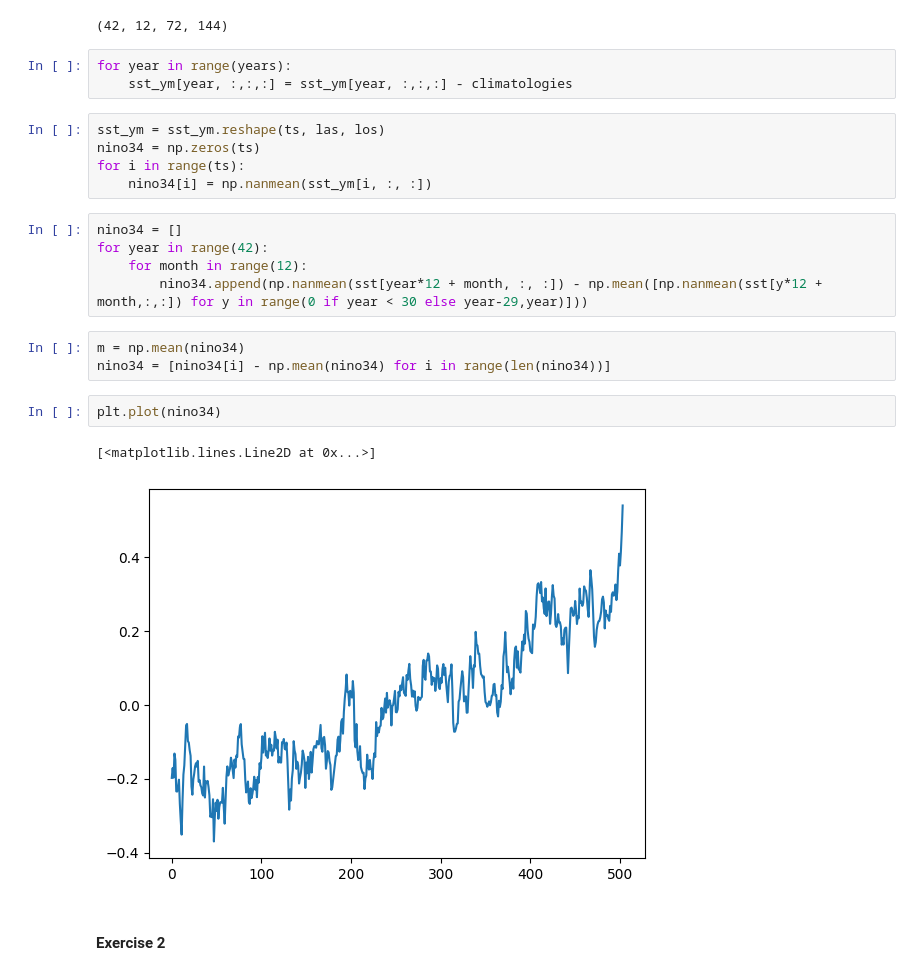
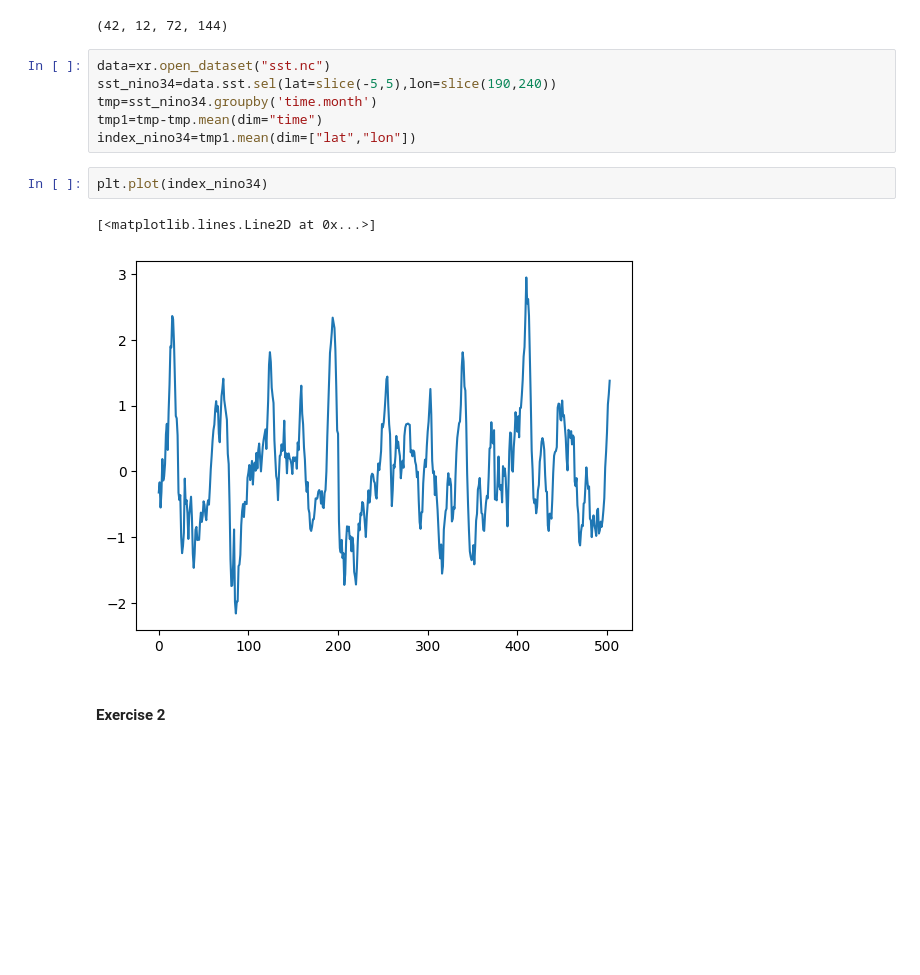
Before and after one commit to Minhsuperfragile/data_visualization_labwork, a Jupyter notebook: homework5.ipynb, the cells around one changed output. Drawn from its saved outputs; the diff is of its cells as text; blank space fills up the shorter version.

```diff
--- a/homework5.ipynb
+++ b/homework5.ipynb
@@ -52,27 +52,17 @@ for month in range(months):
 sst_ym = sst.reshape(years,months,las,los)
 # %% [output]
 (42, 12, 72, 144)
-# %%
-for year in range(years):
-    sst_ym[year, :,:,:] = sst_ym[year, :,:,:] - climatologies
-# %%
-sst_ym = sst_ym.reshape(ts, las, los)
-nino34 = np.zeros(ts)
-for i in range(ts):
-    nino34[i] = np.nanmean(sst_ym[i, :, :])
-# %%
-nino34 = []
-for year in range(42):
-    for month in range(12):
-        nino34.append(np.nanmean(sst[year*12 + month, :, :]) - np.mean([np.nanmean(sst[y*12 + month,:,:]) for y in range(0 if year < 30 else year-29,year)]))
-# %%
-m = np.mean(nino34)
-nino34 = [nino34[i] - np.mean(nino34) for i in range(len(nino34))]
+# %%
+data=xr.open_dataset("sst.nc")
+sst_nino34=data.sst.sel(lat=slice(-5,5),lon=slice(190,240))
+tmp=sst_nino34.groupby('time.month')
+tmp1=tmp-tmp.mean(dim="time")
+index_nino34=tmp1.mean(dim=["lat","lon"])
 # %%
-plt.plot(nino34)
+plt.plot(index_nino34)
 # %% [output]
 [<matplotlib.lines.Line2D at 0x...>]
-[figure, old version]
+[figure, new version]
 # %% [markdown]
 #### Exercise 2
 # %%
```
